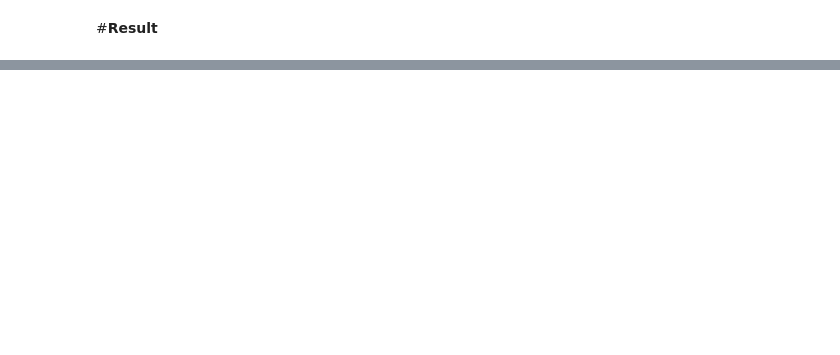
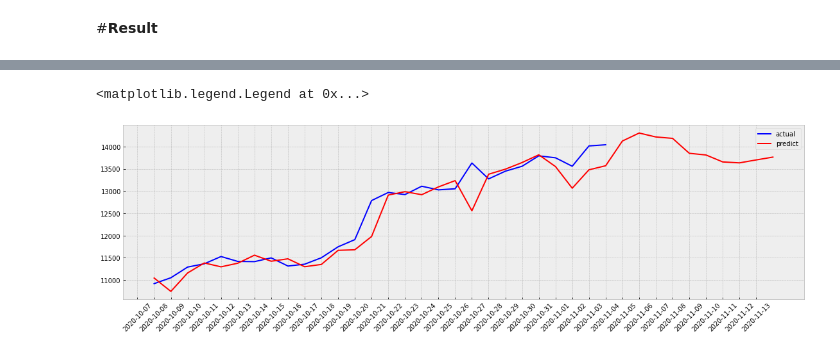
Before and after one commit to csgm2328/Emily, a Jupyter notebook: Verify.ipynb, the cells around one changed output, grey strips where cells are left out. Cells and saved outputs as stored; diff of their text form; code cells hidden in the pictures; blank space fills up the shorter version.

```diff
--- a/Verify.ipynb
+++ b/Verify.ipynb
@@ -202,11 +223,11 @@ real_verif_price = real_price
 today = xtest[-verif_gap]
 today = np.vstack((today[1:], price[-verif_gap]))
 seq_in = today #오늘꺼 까지 넣고
-after_pred = np.zeros((predict_day+verif_gap,1)) #15일치
+verif_after_pred = np.zeros((predict_day+verif_gap,1)) #15일치
 sample_in = seq_in.reshape(1,window_size,1)
 after = model.predict(sample_in, batch_size=n_batch)
 model.reset_states() #없으면 예측값 계속 바뀜
-after_pred[0] = after #첫번째꺼는 이미지났으니까 유지하고
+verif_after_pred[0] = after #첫번째꺼는 이미지났으니까 유지하고
 
 #seq_in[window_size-predict_day-1] = verif_price[-verif_gap] # 7월 10일 기준. 11일 예측치를, 11일 actual data로 갱신
 j = 1
@@ -216,18 +237,34 @@ for i in range(verif_gap, 0, -1): #
   after = model.predict(sample_in, batch_size=n_batch) #갱신된 11일치로 12일치 다시 예측
   model.reset_states()
   #seq_in = np.vstack((seq_in[1:], after))    #12일 예측치를 after에만 추가 seq_in에는 actual만 들어가야하므로
-  #after_pred = np.vstack((after_pred, after)) #전부다 갱신해줘야함 새로운 배열
-  after_pred[j] = after
+  #verif_after_pred = np.vstack((verif_after_pred, after)) #전부다 갱신해줘야함 새로운 배열
+  verif_after_pred[j] = after
   j+=1
 
-seq_in = np.vstack((seq_in[1:], after_pred[j-1])) # 17일을 위한 16일은 넣어주고
+seq_in = np.vstack((seq_in[1:], verif_after_pred[j-1])) # 17일을 위한 16일은 넣어주고
 for i in range(j,predict_day+verif_gap):
   sample_in = seq_in.reshape(1, window_size, 1)
   after = model.predict(sample_in, batch_size=n_batch)
   model.reset_states()
   seq_in = np.vstack((seq_in[1:], after))
-  after_pred[i] = after
+  verif_after_pred[i] = after
 
-real_after_pred = scaler.inverse_transform(after_pred)
+real_verif_after_pred = scaler.inverse_transform(verif_after_pred)
+# %%
+#학습된 모델로 (t+n)일 예측하기
+#t+1 ~ t+day 예측을 위한 특징데이터 준비
+today = xtest[-1] #여기엔 마지막데이터 없음
+today = np.vstack((today[1: ], verif_price[-1]))
+seq_in = today
+after_pred = np.zeros((predict_day,1))
+
+for i in range(predict_day):
+  sample_in = seq_in.reshape(1,window_size,1)
+  after = model.predict(sample_in, batch_size=n_batch)
+  model.reset_states() #없으면 예측값 계속 바뀜
+  seq_in = np.vstack((seq_in[1:], after))
+  after_pred[i] = after
+
+real_after_pred = scaler.inverse_transform(after_pred)
 # %%
 #MCC를 사용하는 이유
@@ -421,0 +456,14 @@ plt.legend()
+# %%
+dates =[]
+for i in range(len(verif_after_pred)):
+  v =datetime.date(datetime(int(year), int(m), int(d))) + timedelta(days=i)
+  dates.append(v.strftime('%Y-%m-%d'))
+
+plt.figure(figsize=(5+verif_gap/2,5))
+plt.plot(np.arange(0,verif_gap,1), real_verif_price[split_pt+len(test_pred)-verif_gap:], color ='blue',label = 'actual')
+plt.plot(np.arange(0,len(real_verif_after_pred), 1), real_verif_after_pred, color='red', label='predict')
+plt.xticks(np.arange(-1, len(dates)-1, 1), dates, rotation = 45) #한 칸 밀림
+plt.legend()
+# %% [output]
+<matplotlib.legend.Legend at 0x...>
+[figure, added]
```
Also changed, not shown: parts of 40 cells of this notebook.
